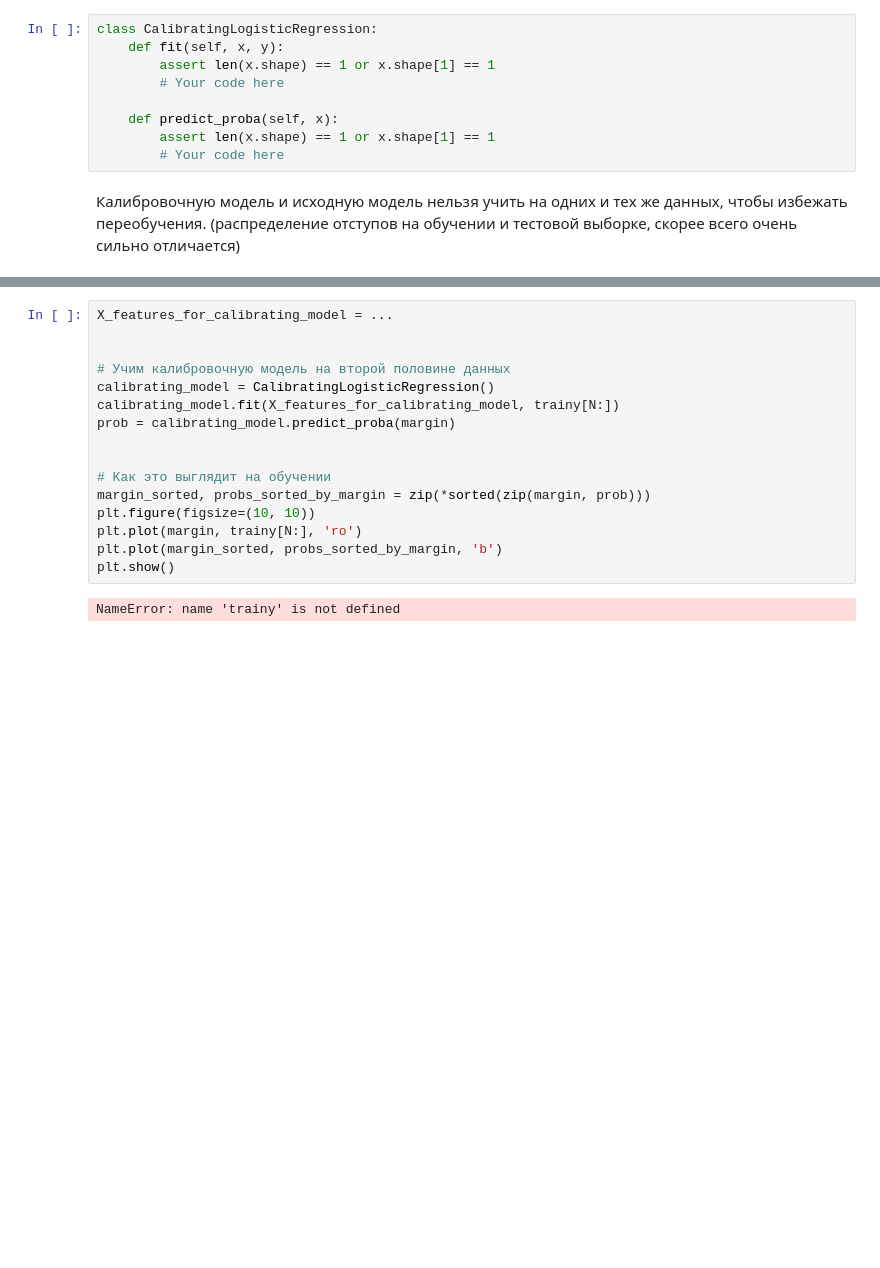
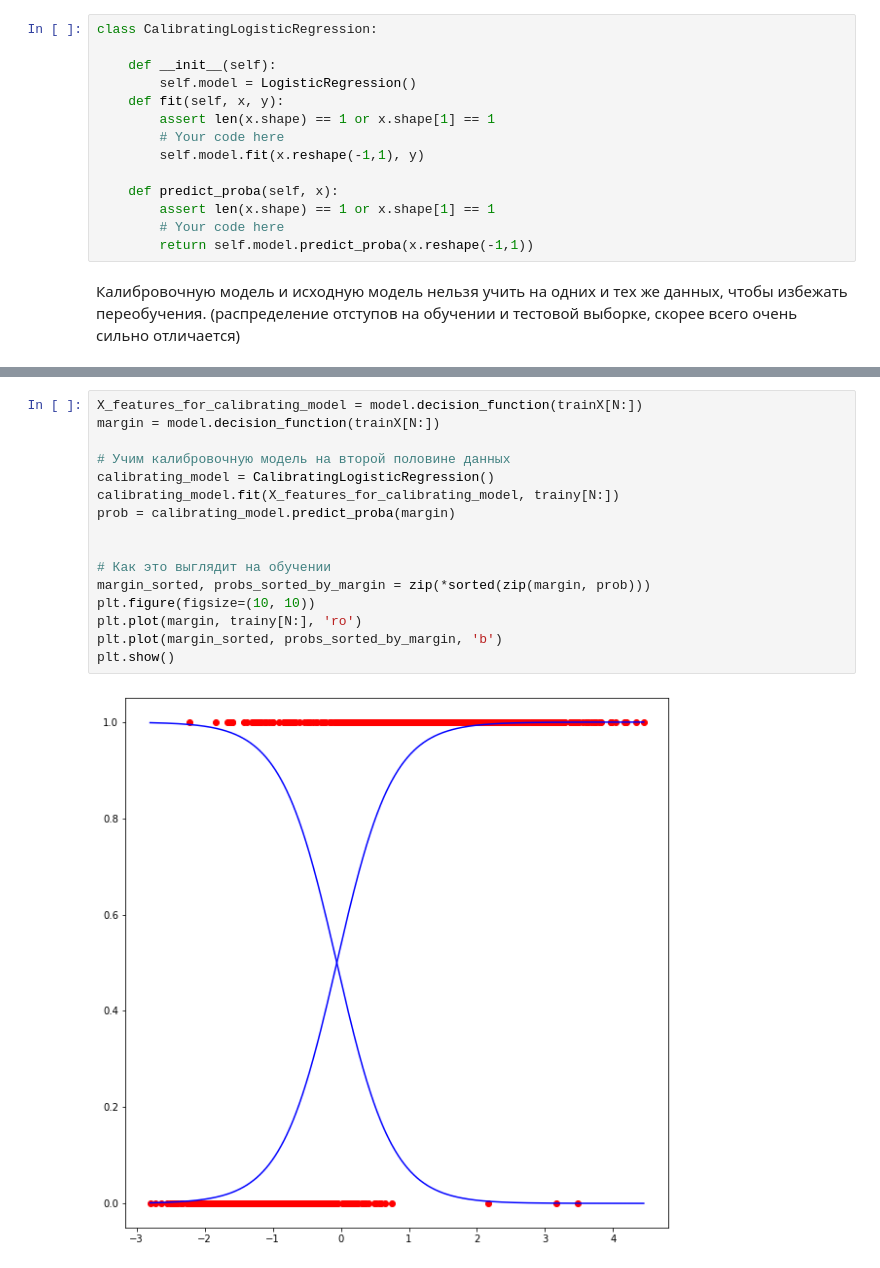
Before and after one commit to 23Grammer58/ML_course_sirius, a Jupyter notebook: task2/SVM_homework.ipynb, the cells around one changed output, grey strips where cells are left out. Saved outputs shown, nothing was run; the diff lists cells and outputs as text; blank space fills up the shorter version.

```diff
--- a/task2/SVM_homework.ipynb
+++ b/task2/SVM_homework.ipynb
@@ -42,13 +81,18 @@ $p(y_i | x_i) = p(y_i | margin_i)$
 Для этого Вам потребуется написать несложный класс CalibratingLogisticRegression. И проверить что новые предсказания дают правильную калибровочную кривую
 # %%
 class CalibratingLogisticRegression:
+
+    def __init__(self):
+        self.model = LogisticRegression()
     def fit(self, x, y):
         assert len(x.shape) == 1 or x.shape[1] == 1
         # Your code here
+        self.model.fit(x.reshape(-1,1), y)
 
     def predict_proba(self, x):
         assert len(x.shape) == 1 or x.shape[1] == 1
         # Your code here
+        return self.model.predict_proba(x.reshape(-1,1))
 # %% [markdown]
 Калибровочную модель и исходную модель нельзя учить на одних и тех же данных, чтобы избежать переобучения. (распределение отступов на обучении и тестовой выборке, скорее всего очень сильно отличается)
 # %%
@@ -60,20 +104,20 @@ NameError: name 'SVC' is not defined
 # %%
-X_features_for_calibrating_model = ...
-
+X_features_for_calibrating_model = model.decision_function(trainX[N:])
+margin = model.decision_function(trainX[N:])
 
 # Учим калибровочную модель на второй половине данных
 calibrating_model = CalibratingLogisticRegression()
 calibrating_model.fit(X_features_for_calibrating_model, trainy[N:])
 prob = calibrating_model.predict_proba(margin)
 
 
 # Как это выглядит на обучении
 margin_sorted, probs_sorted_by_margin = zip(*sorted(zip(margin, prob)))
 plt.figure(figsize=(10, 10))
 plt.plot(margin, trainy[N:], 'ro')
 plt.plot(margin_sorted, probs_sorted_by_margin, 'b')
 plt.show()
 # %% [output]
-NameError: name 'trainy' is not defined
+[figure, added]
 # %%
 probs = calibrating_model.predict_proba(model.decision_function(testX))
```
Also changed, not shown: parts of 8 cells of this notebook.
